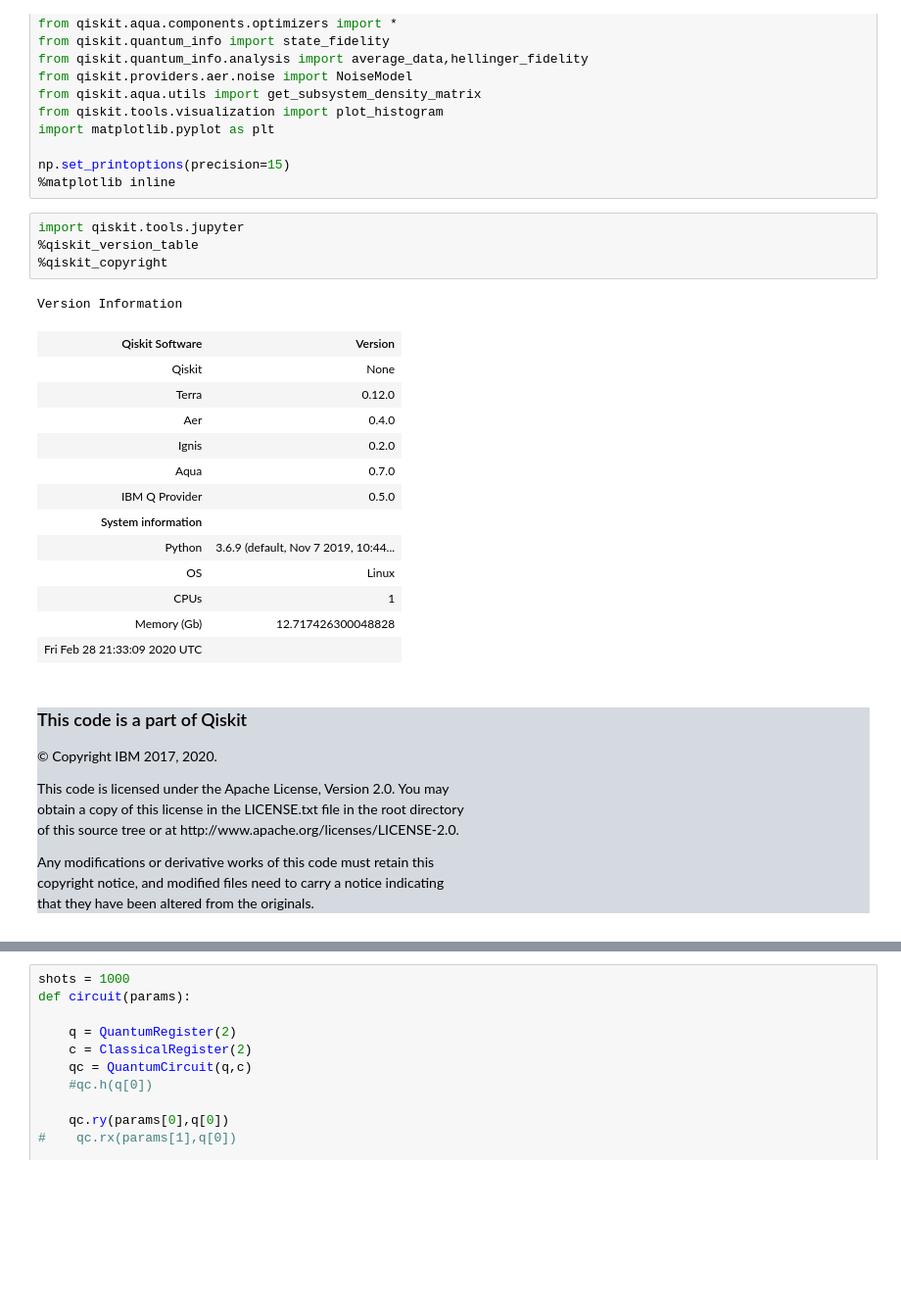
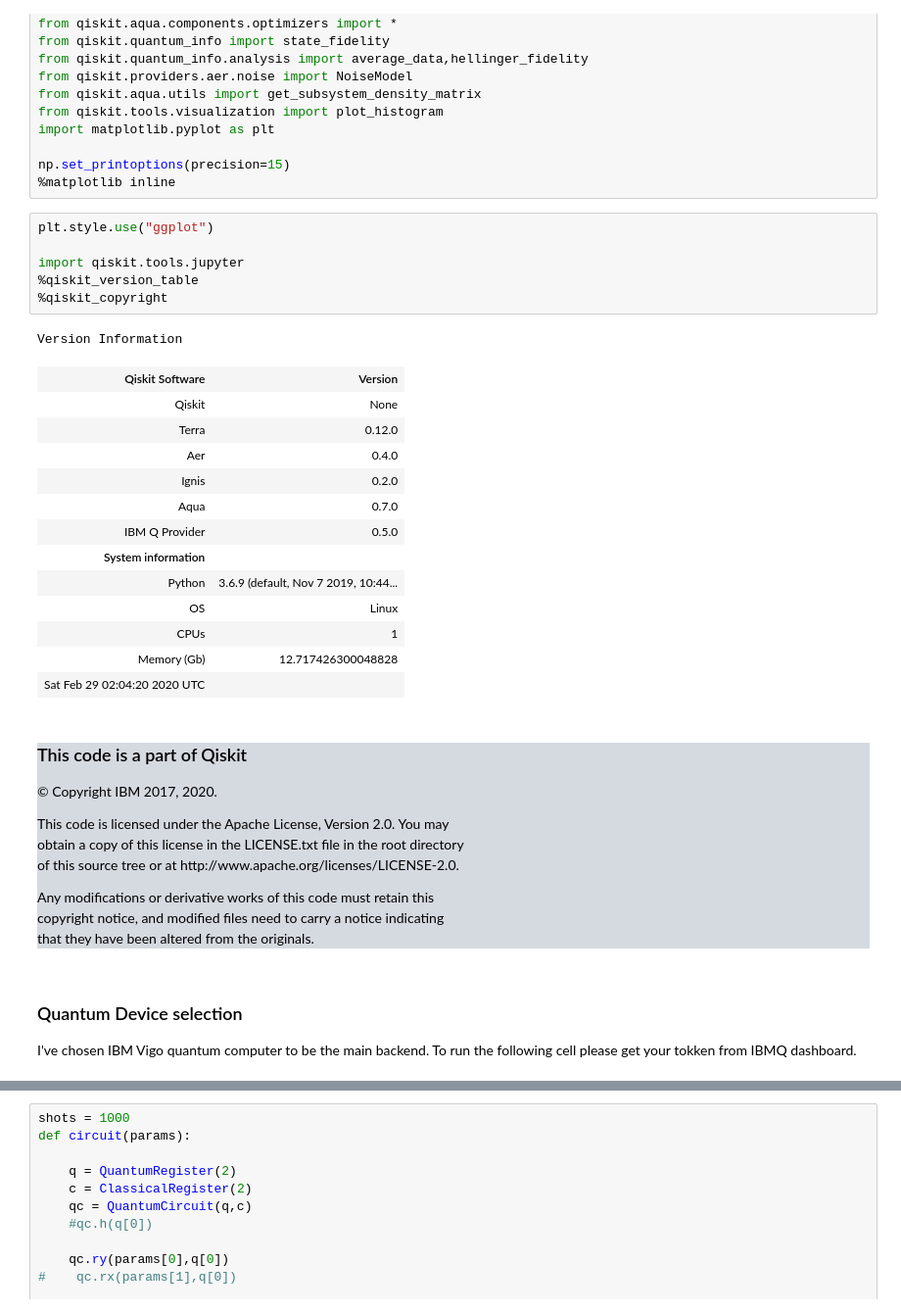
Before and after one commit to kareem1925/Ismailia-school-of-AI, a Jupyter notebook: machine learning for classifying quantum states/Qiskit code for learning Q states.ipynb, the cells around one changed output, grey strips where cells are left out. Shown: that part at 98% size. Cells and saved outputs as stored; diff of their text form; blank space fills up the shorter version.

```diff
--- a/machine learning for classifying quantum states/Qiskit code for learning Q states.ipynb
+++ b/machine learning for classifying quantum states/Qiskit code for learning Q states.ipynb
@@ -37,24 +43,26 @@ import matplotlib.pyplot as plt
 np.set_printoptions(precision=15)
 %matplotlib inline
 # %%
+plt.style.use("ggplot")
+
 import qiskit.tools.jupyter
 %qiskit_version_table
 %qiskit_copyright
 # %% [output]
 Version Information
 | Qiskit Software | Version |
 | Qiskit | None |
 | Terra | 0.12.0 |
 | Aer | 0.4.0 |
 | Ignis | 0.2.0 |
 | Aqua | 0.7.0 |
 | IBM Q Provider | 0.5.0 |
 | System information |
 | Python | 3.6.9 (default, Nov 7 2019, 10:44... |
 | OS | Linux |
 | CPUs | 1 |
 | Memory (Gb) | 12.717426300048828 |
-| Fri Feb 28 21:33:09 2020 UTC |  |
+| Sat Feb 29 02:04:20 2020 UTC |  |
 This code is a part of Qiskit
 © Copyright IBM 2017, 2020.
 This code is licensed under the Apache License, Version 2.0. You may
@@ -63,4 +71,7 @@ of this source tree or at http://www.apache.org/licenses/LICENSE-2.0.
 Any modifications or derivative works of this code must retain this
 copyright notice, and modified files need to carry a notice indicating
 that they have been altered from the originals.
+# %% [markdown]
+### Quantum Device selection
+I've chosen IBM Vigo quantum computer to be the main backend. To run the following cell please get your tokken from IBMQ dashboard.
 # %%
```
Also changed, not shown: parts of 21 cells of this notebook.
